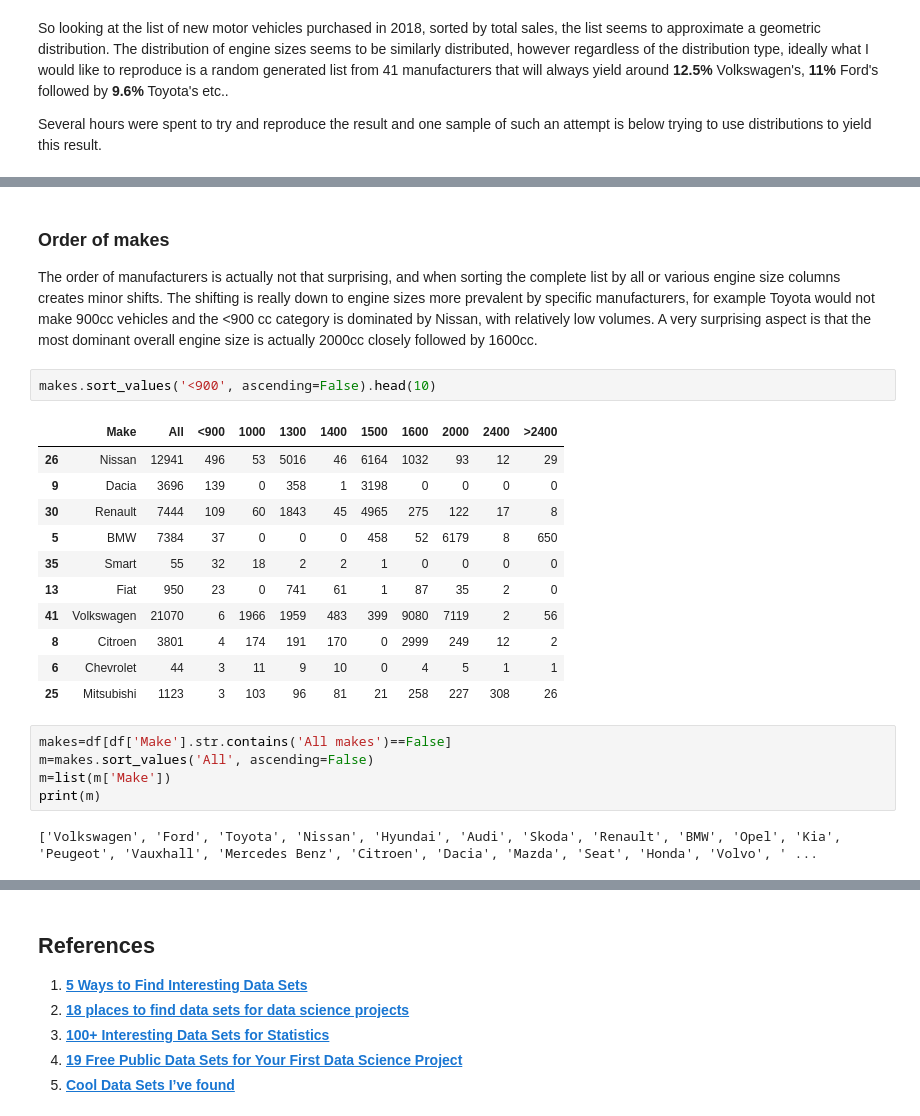
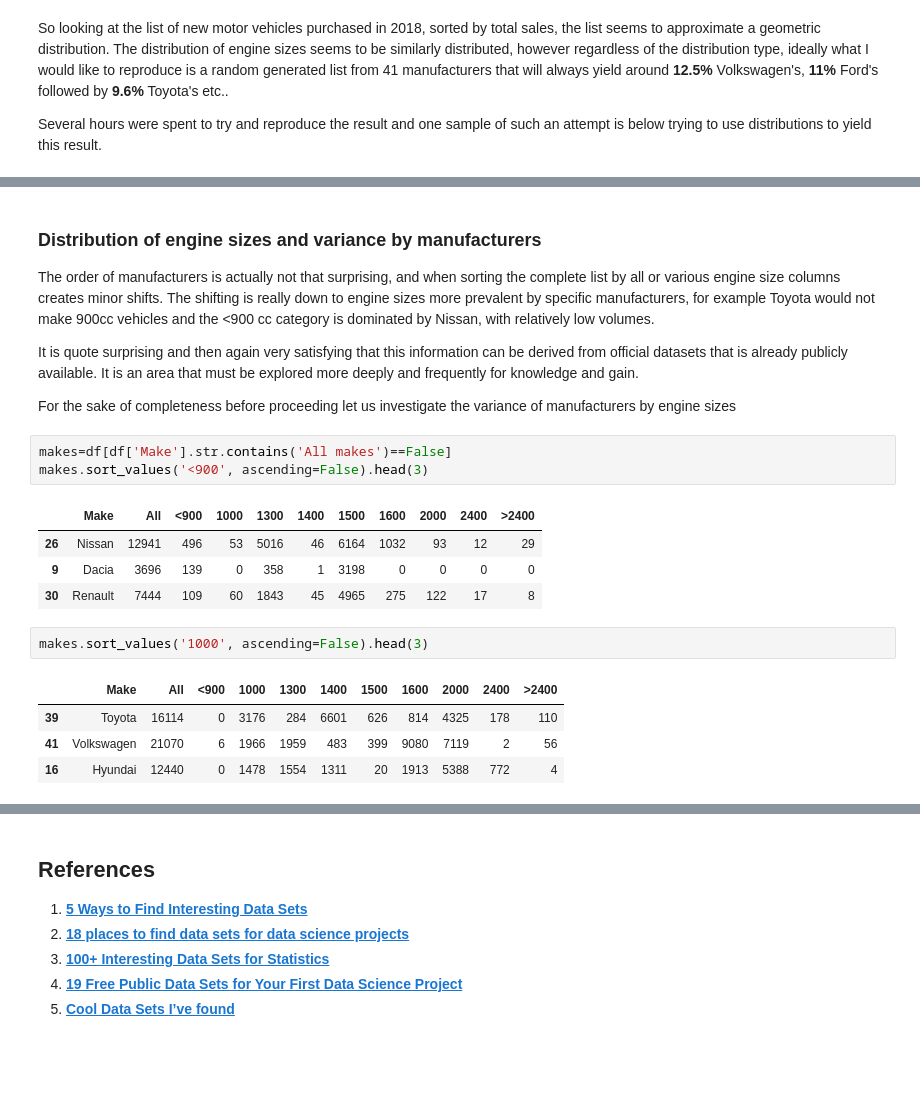
Before and after one commit to G00364778/52465_project, a Jupyter notebook: creating_a_realistic_fictional_dataset.ipynb, the cells around one changed output, grey strips where cells are left out. Cells and saved outputs as stored; diff of their text form; blank space fills up the shorter version.

```diff
--- a/creating_a_realistic_fictional_dataset.ipynb
+++ b/creating_a_realistic_fictional_dataset.ipynb
@@ -163,25 +218,23 @@ cc_order=[2000,1600,1300,1500,1400,1000,2400,>2400,<900]
 # %% [markdown]
-### Order of makes
+### Distribution of engine sizes and variance by manufacturers
 
-The order of manufacturers is actually not that surprising, and when sorting the complete list by all or various engine size columns creates minor shifts. The shifting is really down to engine sizes more prevalent by specific manufacturers, for example Toyota would not make 900cc vehicles and the <900 cc category is dominated by Nissan, with relatively low volumes. A very surprising aspect is that the most dominant overall engine size is actually 2000cc closely followed by 1600cc.
+The order of manufacturers is actually not that surprising, and when sorting the complete list by all or various engine size columns creates minor shifts. The shifting is really down to engine sizes more prevalent by specific manufacturers, for example Toyota would not make 900cc vehicles and the <900 cc category is dominated by Nissan, with relatively low volumes.
+
+It is quote surprising and then again very satisfying that this information can be derived from official datasets that is already publicly available. It is an area that must be explored more deeply and frequently for knowledge and gain.
+
+For the sake of completeness before proceeding let us investigate the variance of manufacturers by engine sizes
+# %%
+makes=df[df['Make'].str.contains('All makes')==False]
+makes.sort_values('<900', ascending=False).head(3)
+# %% [output]
+|  | Make | All | <900 | 1000 | 1300 | 1400 | 1500 | 1600 | 2000 | 2400 | >2400 |
+| 26 | Nissan | 12941 | 496 | 53 | 5016 | 46 | 6164 | 1032 | 93 | 12 | 29 |
+| 9 | Dacia | 3696 | 139 | 0 | 358 | 1 | 3198 | 0 | 0 | 0 | 0 |
+| 30 | Renault | 7444 | 109 | 60 | 1843 | 45 | 4965 | 275 | 122 | 17 | 8 |
 # %%
-makes.sort_values('<900', ascending=False).head(10)
+makes.sort_values('1000', ascending=False).head(3)
 # %% [output]
 |  | Make | All | <900 | 1000 | 1300 | 1400 | 1500 | 1600 | 2000 | 2400 | >2400 |
-| 26 | Nissan | 12941 | 496 | 53 | 5016 | 46 | 6164 | 1032 | 93 | 12 | 29 |
-| 9 | Dacia | 3696 | 139 | 0 | 358 | 1 | 3198 | 0 | 0 | 0 | 0 |
-| 30 | Renault | 7444 | 109 | 60 | 1843 | 45 | 4965 | 275 | 122 | 17 | 8 |
-| 5 | BMW | 7384 | 37 | 0 | 0 | 0 | 458 | 52 | 6179 | 8 | 650 |
-| 35 | Smart | 55 | 32 | 18 | 2 | 2 | 1 | 0 | 0 | 0 | 0 |
-| 13 | Fiat | 950 | 23 | 0 | 741 | 61 | 1 | 87 | 35 | 2 | 0 |
+| 39 | Toyota | 16114 | 0 | 3176 | 284 | 6601 | 626 | 814 | 4325 | 178 | 110 |
 | 41 | Volkswagen | 21070 | 6 | 1966 | 1959 | 483 | 399 | 9080 | 7119 | 2 | 56 |
-| 8 | Citroen | 3801 | 4 | 174 | 191 | 170 | 0 | 2999 | 249 | 12 | 2 |
-| 6 | Chevrolet | 44 | 3 | 11 | 9 | 10 | 0 | 4 | 5 | 1 | 1 |
-| 25 | Mitsubishi | 1123 | 3 | 103 | 96 | 81 | 21 | 258 | 227 | 308 | 26 |
+| 16 | Hyundai | 12440 | 0 | 1478 | 1554 | 1311 | 20 | 1913 | 5388 | 772 | 4 |
-# %%
-makes=df[df['Make'].str.contains('All makes')==False]
-m=makes.sort_values('All', ascending=False)
-m=list(m['Make'])
-print(m)
-# %% [output]
-['Volkswagen', 'Ford', 'Toyota', 'Nissan', 'Hyundai', 'Audi', 'Skoda', 'Renault', 'BMW', 'Opel', 'Kia', 'Peugeot', 'Vauxhall', 'Mercedes Benz', 'Citroen', 'Dacia', 'Mazda', 'Seat', 'Honda', 'Volvo', ' ...
```
Also changed, not shown: parts of 30 cells of this notebook, 1 other file.
